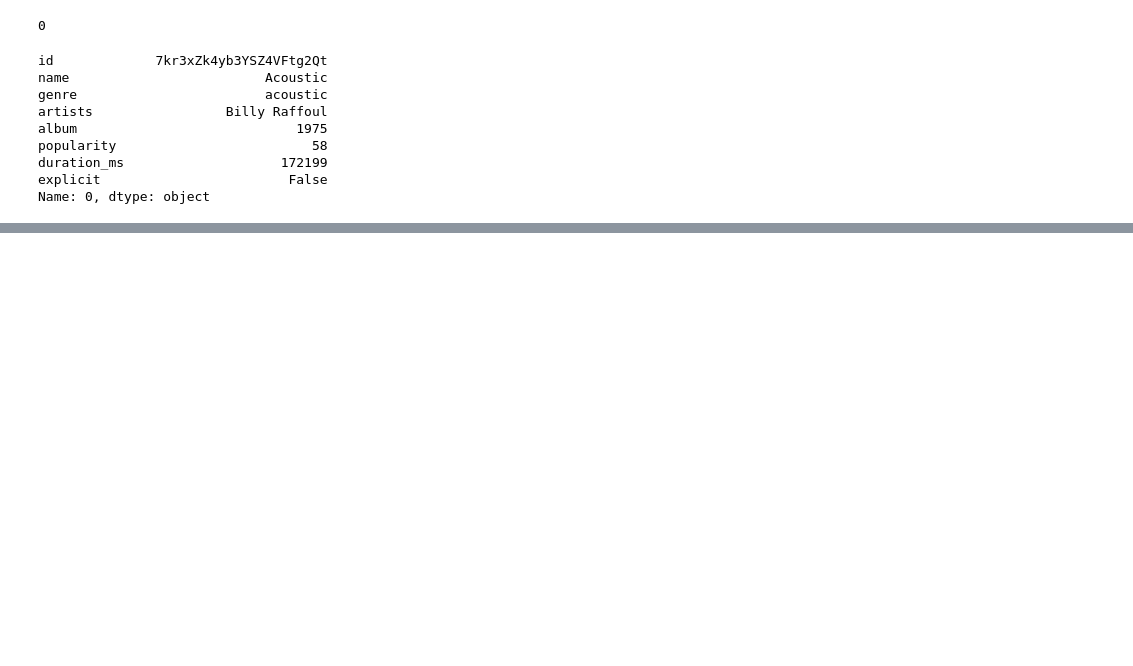
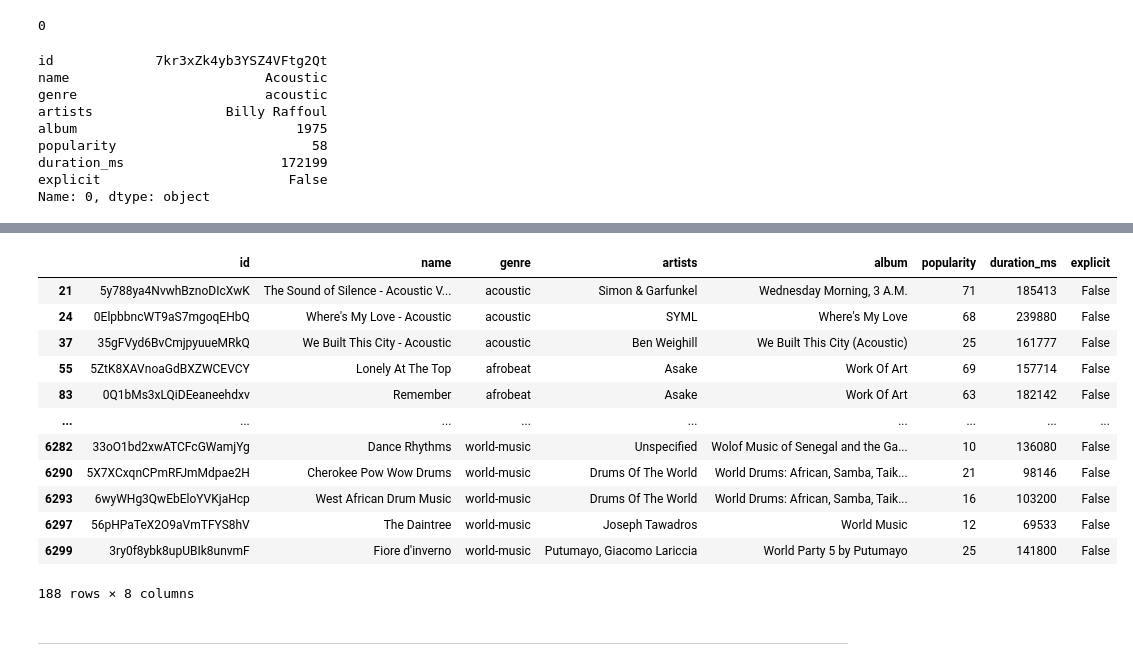
Before and after one commit to liviaalves00/JupyterNotebooksTestes, a Jupyter notebook: spotifydataset.ipynb, the cells around one changed output, grey strips where cells are left out. Saved outputs shown, nothing was run; the diff lists cells and outputs as text; code cells hidden in the pictures; blank space fills up the shorter version.

```diff
--- a/spotifydataset.ipynb
+++ b/spotifydataset.ipynb
@@ -214,0 +266,21 @@ Name: 0, dtype: object
+# %%
+#albuns que comecçam com a letra "w" ou "a"
+albuns_w = spo_dt[spo_dt['album'].str.startswith('W')]
+albuns_a = spo_dt[spo_dt['album'].str.startswith('A')]
+display(albuns_w )
+# %% [output]
+|  | id | name | genre | artists | album | popularity | duration_ms | explicit |
+| 21 | 5y788ya4NvwhBznoDIcXwK | The Sound of Silence - Acoustic V... | acoustic | Simon & Garfunkel | Wednesday Morning, 3 A.M. | 71 | 185413 | False |
+| 24 | 0ElpbbncWT9aS7mgoqEHbQ | Where's My Love - Acoustic | acoustic | SYML | Where's My Love | 68 | 239880 | False |
+| 37 | 35gFVyd6BvCmjpyuueMRkQ | We Built This City - Acoustic | acoustic | Ben Weighill | We Built This City (Acoustic) | 25 | 161777 | False |
+| 55 | 5ZtK8XAVnoaGdBXZWCEVCY | Lonely At The Top | afrobeat | Asake | Work Of Art | 69 | 157714 | False |
+| 83 | 0Q1bMs3xLQiDEeaneehdxv | Remember | afrobeat | Asake | Work Of Art | 63 | 182142 | False |
+| ... | ... | ... | ... | ... | ... | ... | ... | ... |
+| 6282 | 33oO1bd2xwATCFcGWamjYg | Dance Rhythms | world-music | Unspecified | Wolof Music of Senegal and the Ga... | 10 | 136080 | False |
+| 6290 | 5X7XCxqnCPmRFJmMdpae2H | Cherokee Pow Wow Drums | world-music | Drums Of The World | World Drums: African, Samba, Taik... | 21 | 98146 | False |
+| 6293 | 6wyWHg3QwEbEloYVKjaHcp | West African Drum Music | world-music | Drums Of The World | World Drums: African, Samba, Taik... | 16 | 103200 | False |
+| 6297 | 56pHPaTeX2O9aVmTFYS8hV | The Daintree | world-music | Joseph Tawadros | World Music | 12 | 69533 | False |
+| 6299 | 3ry0f8ybk8upUBIk8unvmF | Fiore d'inverno | world-music | Putumayo, Giacomo Lariccia | World Party 5 by Putumayo | 25 | 141800 | False |
+188 rows × 8 columns
+# %% [markdown]
+---------------------------------------------------
```
Also changed, not shown: parts of 12 cells of this notebook.
